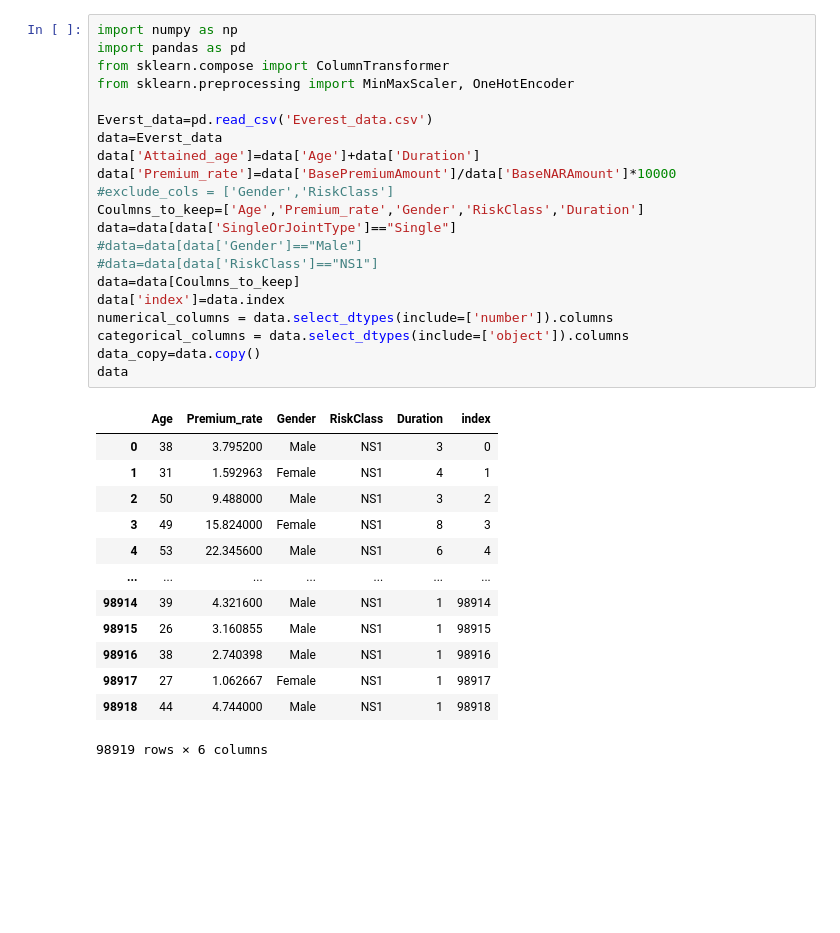
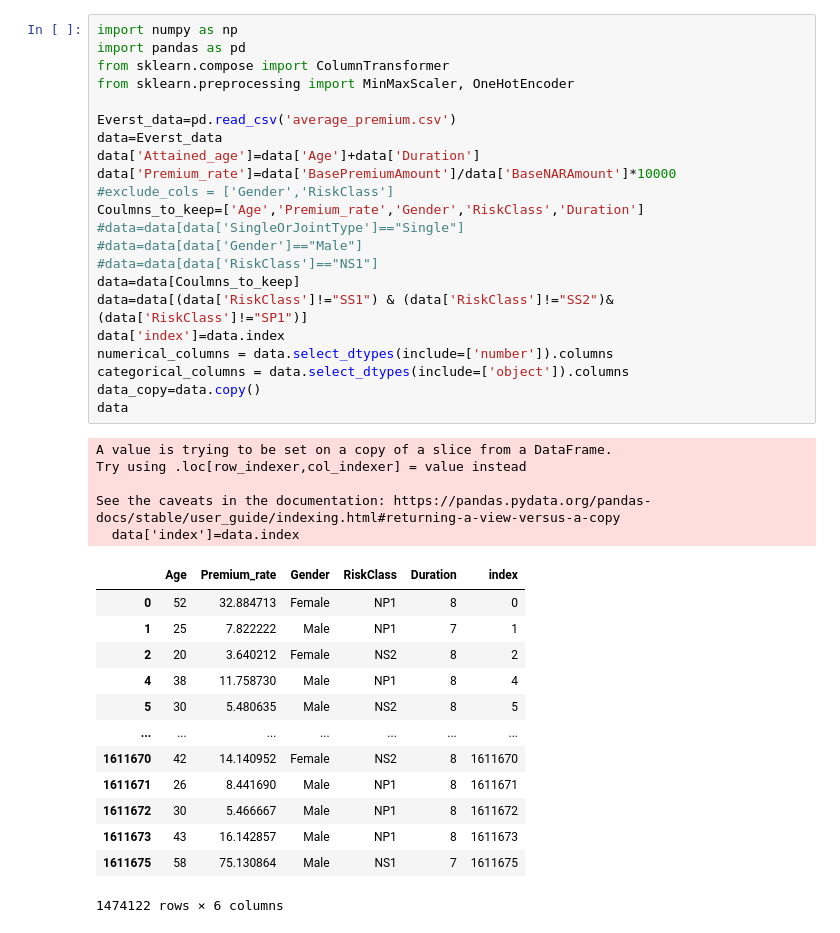
Before and after one commit to Dhaneshkp/DesktopAssistant, a Jupyter notebook: DATA_processing.ipynb, the cells around one changed output. Cells and saved outputs as stored; diff of their text form; blank space fills up the shorter version.

```diff
--- a/DATA_processing.ipynb
+++ b/DATA_processing.ipynb
@@ -3,37 +1,43 @@
 # %%
 import numpy as np
 import pandas as pd
 from sklearn.compose import ColumnTransformer
 from sklearn.preprocessing import MinMaxScaler, OneHotEncoder
 
-Everst_data=pd.read_csv('Everest_data.csv')
+Everst_data=pd.read_csv('average_premium.csv')
 data=Everst_data
 data['Attained_age']=data['Age']+data['Duration']
 data['Premium_rate']=data['BasePremiumAmount']/data['BaseNARAmount']*10000
 #exclude_cols = ['Gender','RiskClass']
 Coulmns_to_keep=['Age','Premium_rate','Gender','RiskClass','Duration']
-data=data[data['SingleOrJointType']=="Single"]
+#data=data[data['SingleOrJointType']=="Single"]
 #data=data[data['Gender']=="Male"]
 #data=data[data['RiskClass']=="NS1"]
 data=data[Coulmns_to_keep]
+data=data[(data['RiskClass']!="SS1") & (data['RiskClass']!="SS2")& (data['RiskClass']!="SP1")]
 data['index']=data.index
 numerical_columns = data.select_dtypes(include=['number']).columns
 categorical_columns = data.select_dtypes(include=['object']).columns
 data_copy=data.copy()
 data
 # %% [output]
+A value is trying to be set on a copy of a slice from a DataFrame.
+Try using .loc[row_indexer,col_indexer] = value instead
+
+See the caveats in the documentation: https://pandas.pydata.org/pandas-docs/stable/user_guide/indexing.html#returning-a-view-versus-a-copy
+  data['index']=data.index
 |  | Age | Premium_rate | Gender | RiskClass | Duration | index |
-| 0 | 38 | 3.795200 | Male | NS1 | 3 | 0 |
-| 1 | 31 | 1.592963 | Female | NS1 | 4 | 1 |
-| 2 | 50 | 9.488000 | Male | NS1 | 3 | 2 |
-| 3 | 49 | 15.824000 | Female | NS1 | 8 | 3 |
-| 4 | 53 | 22.345600 | Male | NS1 | 6 | 4 |
+| 0 | 52 | 32.884713 | Female | NP1 | 8 | 0 |
+| 1 | 25 | 7.822222 | Male | NP1 | 7 | 1 |
+| 2 | 20 | 3.640212 | Female | NS2 | 8 | 2 |
+| 4 | 38 | 11.758730 | Male | NP1 | 8 | 4 |
+| 5 | 30 | 5.480635 | Male | NS2 | 8 | 5 |
 | ... | ... | ... | ... | ... | ... | ... |
-| 98914 | 39 | 4.321600 | Male | NS1 | 1 | 98914 |
-| 98915 | 26 | 3.160855 | Male | NS1 | 1 | 98915 |
-| 98916 | 38 | 2.740398 | Male | NS1 | 1 | 98916 |
-| 98917 | 27 | 1.062667 | Female | NS1 | 1 | 98917 |
-| 98918 | 44 | 4.744000 | Male | NS1 | 1 | 98918 |
+| 1611670 | 42 | 14.140952 | Female | NS2 | 8 | 1611670 |
+| 1611671 | 26 | 8.441690 | Male | NP1 | 8 | 1611671 |
+| 1611672 | 30 | 5.466667 | Male | NP1 | 8 | 1611672 |
+| 1611673 | 43 | 16.142857 | Male | NP1 | 8 | 1611673 |
+| 1611675 | 58 | 75.130864 | Male | NS1 | 7 | 1611675 |
-98919 rows × 6 columns
+1474122 rows × 6 columns
 # %%
 # Create a multi-index dataframe using Age, Duration, and a combined Gender and RiskClass column
```
Also changed, not shown: parts of 10 cells of this notebook.
